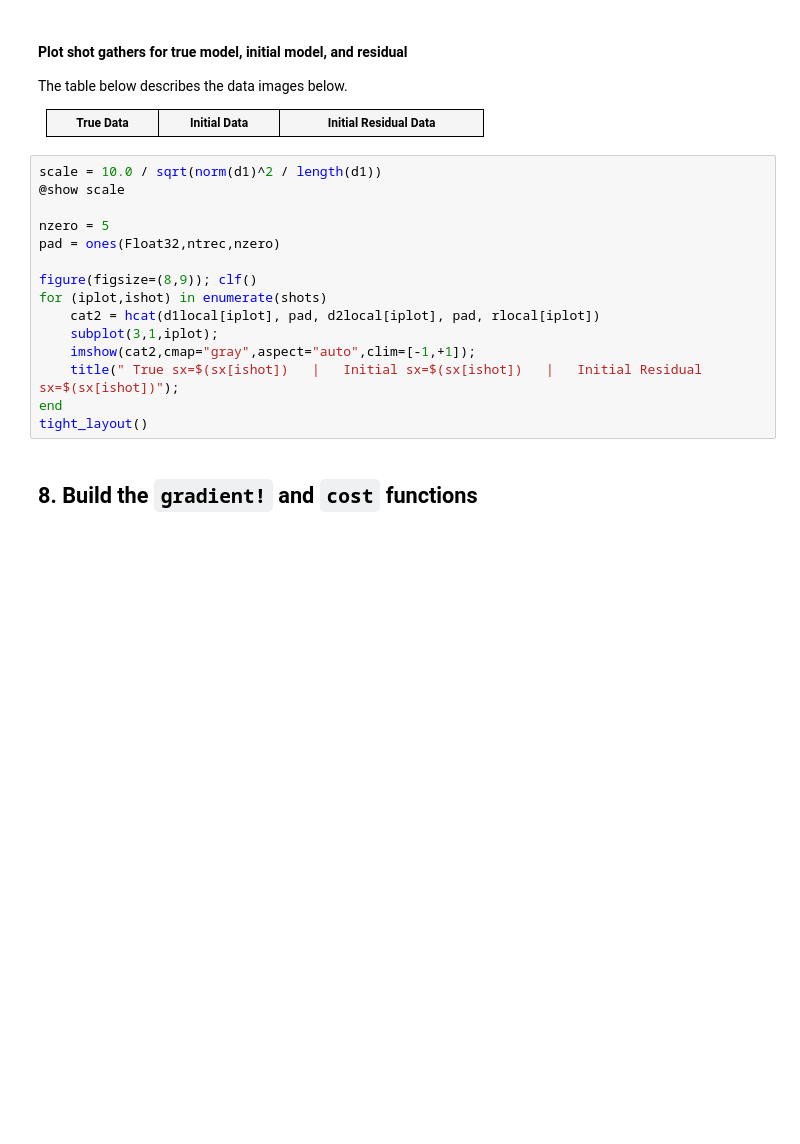
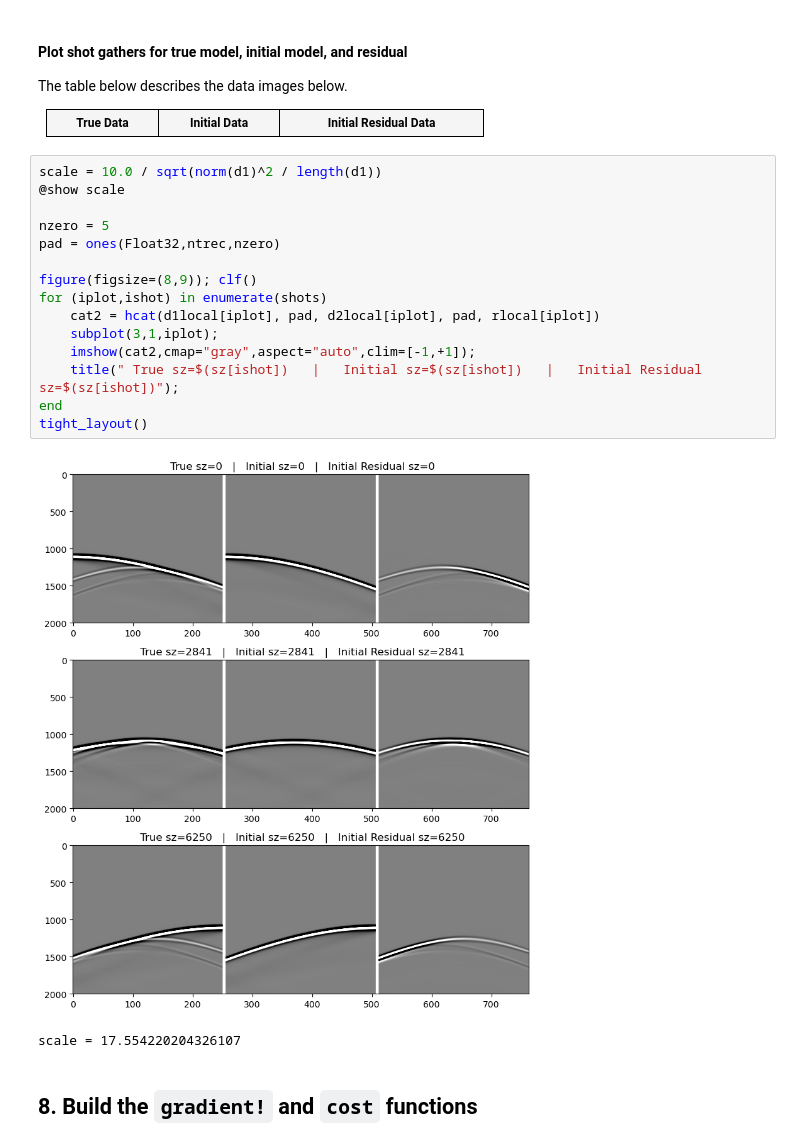
Before and after one commit to ChevronETC/Examples, a Jupyter notebook: 50_fwi/02_fwi_L2_wavefieldsep.ipynb, the cells around one changed output. Cells and saved outputs as stored; diff of their text form; blank space fills up the shorter version.

```diff
--- a/50_fwi/02_fwi_L2_wavefieldsep.ipynb
+++ b/50_fwi/02_fwi_L2_wavefieldsep.ipynb
@@ -198,18 +254,21 @@ The table below describes the data images below.
 # %%
 scale = 10.0 / sqrt(norm(d1)^2 / length(d1))
 @show scale
 
 nzero = 5
 pad = ones(Float32,ntrec,nzero)
 
 figure(figsize=(8,9)); clf()
 for (iplot,ishot) in enumerate(shots)
     cat2 = hcat(d1local[iplot], pad, d2local[iplot], pad, rlocal[iplot])
     subplot(3,1,iplot);
     imshow(cat2,cmap="gray",aspect="auto",clim=[-1,+1]);
-    title(" True sx=$(sx[ishot])   |   Initial sx=$(sx[ishot])   |   Initial Residual sx=$(sx[ishot])");
+    title(" True sz=$(sz[ishot])   |   Initial sz=$(sz[ishot])   |   Initial Residual sz=$(sz[ishot])");
 end
 tight_layout()
+# %% [output]
+[figure, added]
+scale = 17.554220204326107
 # %% [markdown]
 ## 8. Build the `gradient!` and `cost` functions
 # %% [markdown]
```
Also changed, not shown: parts of 30 cells of this notebook, 2 other files.
